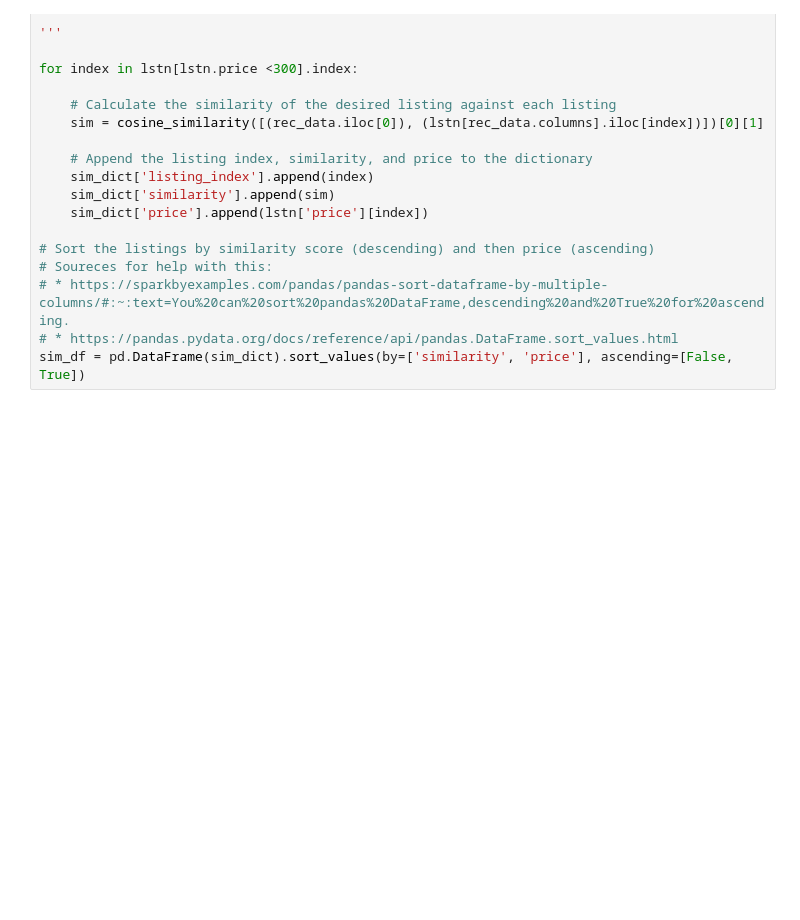
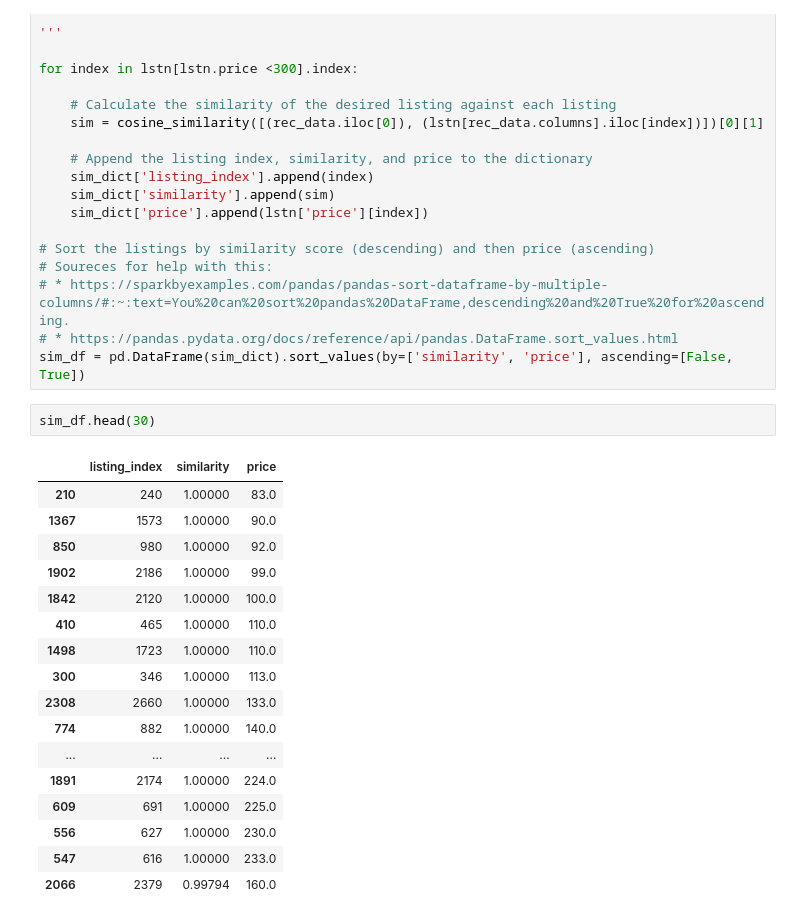
Before and after one commit to drossDS/Air_BnB_Fair_Pricing, a Jupyter notebook: code/_-Recommender.ipynb, the cells around one changed output. Cells and saved outputs as stored; diff of their text form; blank space fills up the shorter version.

```diff
--- a/code/_-Recommender.ipynb
+++ b/code/_-Recommender.ipynb
@@ -318,6 +363,26 @@ for index in lstn[lstn.price <300].index:
 # * https://sparkbyexamples.com/pandas/pandas-sort-dataframe-by-multiple-columns/#:~:text=You%20can%20sort%20pandas%20DataFrame,descending%20and%20True%20for%20ascending.
 # * https://pandas.pydata.org/docs/reference/api/pandas.DataFrame.sort_values.html
 sim_df = pd.DataFrame(sim_dict).sort_values(by=['similarity', 'price'], ascending=[False, True])
+# %%
+sim_df.head(30)
+# %% [output]
+|  | listing_index | similarity | price |
+| 210 | 240 | 1.00000 | 83.0 |
+| 1367 | 1573 | 1.00000 | 90.0 |
+| 850 | 980 | 1.00000 | 92.0 |
+| 1902 | 2186 | 1.00000 | 99.0 |
+| 1842 | 2120 | 1.00000 | 100.0 |
+| 410 | 465 | 1.00000 | 110.0 |
+| 1498 | 1723 | 1.00000 | 110.0 |
+| 300 | 346 | 1.00000 | 113.0 |
+| 2308 | 2660 | 1.00000 | 133.0 |
+| 774 | 882 | 1.00000 | 140.0 |
+| ... | ... | ... | ... |
+| 1891 | 2174 | 1.00000 | 224.0 |
+| 609 | 691 | 1.00000 | 225.0 |
+| 556 | 627 | 1.00000 | 230.0 |
+| 547 | 616 | 1.00000 | 233.0 |
+| 2066 | 2379 | 0.99794 | 160.0 |
 # %%
 '''
 The minimum and maximum similarities must be determined in order to report a logical amount of
```
Also changed, not shown: parts of 10 cells of this notebook, 1 other file.
